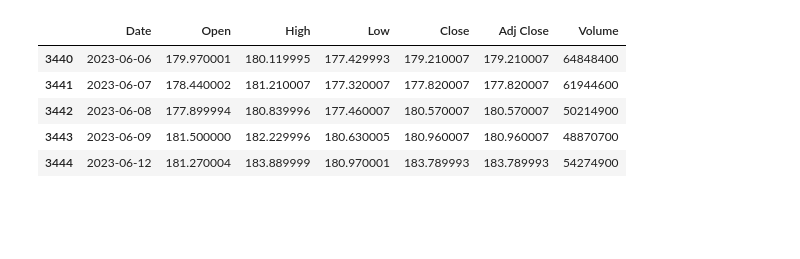
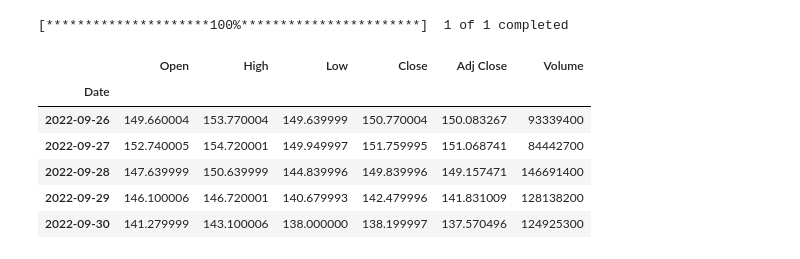
Before and after one commit to def-not-merat/StockPricePrediction, a Jupyter notebook: main.ipynb, the cells around one changed output. Saved outputs shown, nothing was run; the diff lists cells and outputs as text; code cells hidden in the pictures; blank space fills up the shorter version.

```diff
--- a/main.ipynb
+++ b/main.ipynb
@@ -5,26 +5,22 @@ import datetime
 from datetime import date, timedelta
 # %%
 
-today = date.today()
-d1 = today.strftime("%Y-%m-%d")
-end_date = d1
-d2 = date.today() - timedelta(days=5000)
-d2 = d2.strftime("%Y-%m-%d")
-start_date = d2
+# today = date.today()
+# d1 = today.strftime("%Y-%m-%d")
+# end_date = d1
+# d2 = date.today() - timedelta(days=5000)
+# d2 = d2.strftime("%Y-%m-%d")
+# start_date = d2
 
-data = yf.download('AAPL',
-                      start=start_date,
-                      end=end_date,
-                      progress=False)
-data["Date"] = data.index
-data = data[["Date", "Open", "High", "Low", "Close",
-             "Adj Close", "Volume"]]
-data.reset_index(drop=True, inplace=True)
-data.tail()
+stock_data = yf.download('AAPL', start='2016-01-01', end='2022-10-01')
+# stock_data["Date"] = stock_data.index
+stock_data.tail()
 # %% [output]
+[*********************100%***********************]  1 of 1 completed
-|  | Date | Open | High | Low | Close | Adj Close | Volume |
-| 3440 | 2023-06-06 | 179.970001 | 180.119995 | 177.429993 | 179.210007 | 179.210007 | 64848400 |
-| 3441 | 2023-06-07 | 178.440002 | 181.210007 | 177.320007 | 177.820007 | 177.820007 | 61944600 |
-| 3442 | 2023-06-08 | 177.899994 | 180.839996 | 177.460007 | 180.570007 | 180.570007 | 50214900 |
-| 3443 | 2023-06-09 | 181.500000 | 182.229996 | 180.630005 | 180.960007 | 180.960007 | 48870700 |
-| 3444 | 2023-06-12 | 181.270004 | 183.889999 | 180.970001 | 183.789993 | 183.789993 | 54274900 |
+|  | Open | High | Low | Close | Adj Close | Volume |
+| Date |  |  |  |  |  |  |
+| 2022-09-26 | 149.660004 | 153.770004 | 149.639999 | 150.770004 | 150.083267 | 93339400 |
+| 2022-09-27 | 152.740005 | 154.720001 | 149.949997 | 151.759995 | 151.068741 | 84442700 |
+| 2022-09-28 | 147.639999 | 150.639999 | 144.839996 | 149.839996 | 149.157471 | 146691400 |
+| 2022-09-29 | 146.100006 | 146.720001 | 140.679993 | 142.479996 | 141.831009 | 128138200 |
+| 2022-09-30 | 141.279999 | 143.100006 | 138.000000 | 138.199997 | 137.570496 | 124925300 |
```
Also changed, not shown: parts of 13 cells of this notebook.
